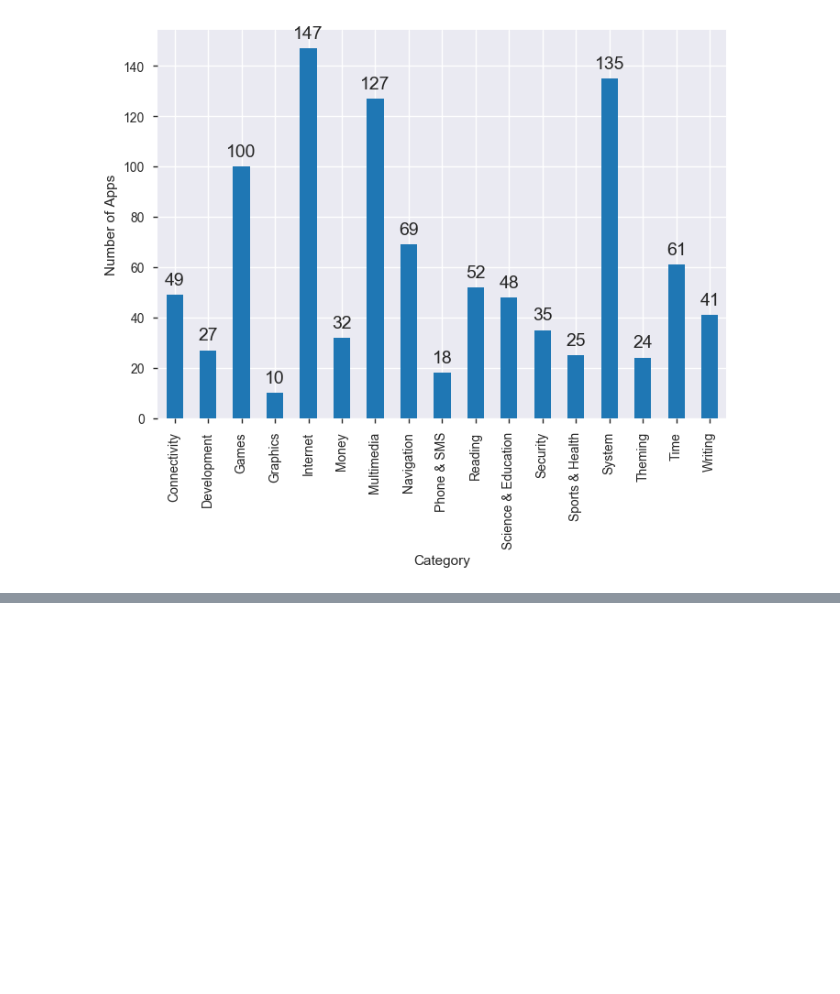
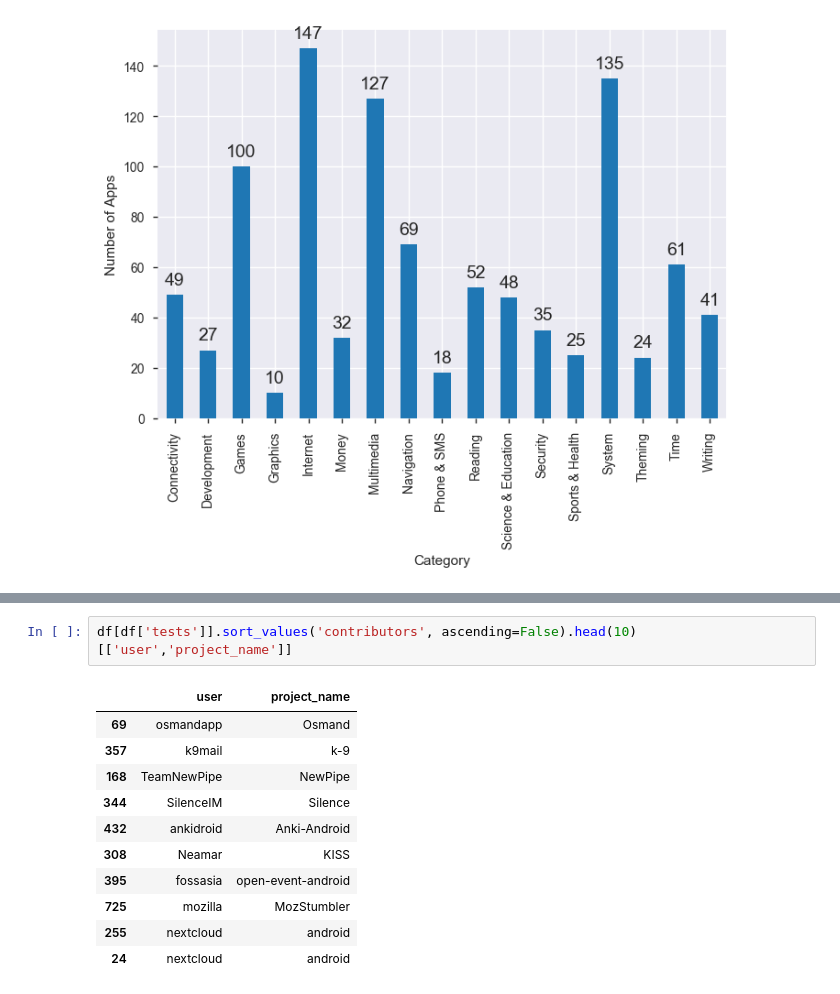
Before and after one commit to luiscruz/android_test_inspector, a Jupyter notebook: exploratory_analysis/1_ea.ipynb, the cells around one changed output, grey strips where cells are left out. Drawn from its saved outputs; the diff is of its cells as text; blank space fills up the shorter version.

```diff
--- a/exploratory_analysis/1_ea.ipynb
+++ b/exploratory_analysis/1_ea.ipynb
@@ -1556,0 +1565,14 @@ ax.set_ylabel('Number of Apps')
+# %%
+df[df['tests']].sort_values('contributors', ascending=False).head(10)[['user','project_name']]
+# %% [output]
+|  | user | project_name |
+| 69 | osmandapp | Osmand |
+| 357 | k9mail | k-9 |
+| 168 | TeamNewPipe | NewPipe |
+| 344 | SilenceIM | Silence |
+| 432 | ankidroid | Anki-Android |
+| 308 | Neamar | KISS |
+| 395 | fossasia | open-event-android |
+| 725 | mozilla | MozStumbler |
+| 255 | nextcloud | android |
+| 24 | nextcloud | android |
```
Also changed, not shown: parts of 10 cells of this notebook, 1 other file.
